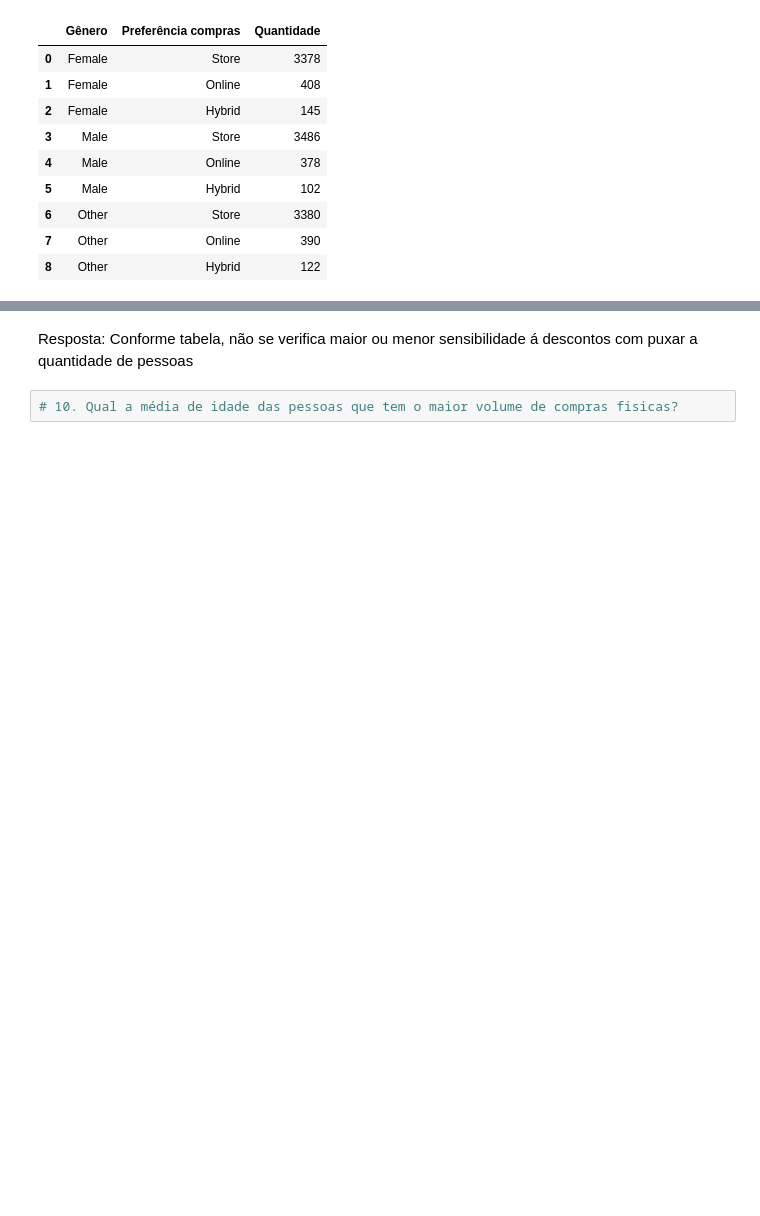
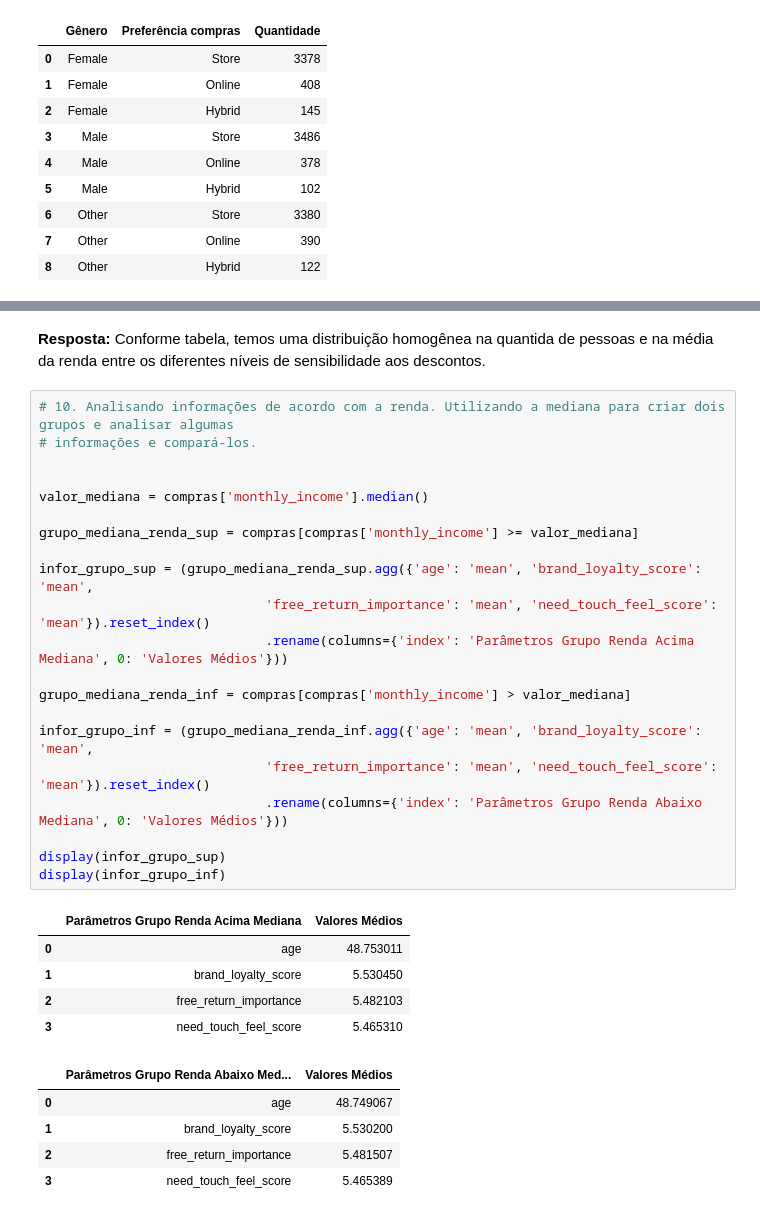
Before and after one commit to Tianeto/projeto_final_tec_prog, a Jupyter notebook: projeto_analise_compras.ipynb, the cells around one changed output, grey strips where cells are left out. Saved outputs shown, nothing was run; the diff lists cells and outputs as text; blank space fills up the shorter version.

```diff
--- a/projeto_analise_compras.ipynb
+++ b/projeto_analise_compras.ipynb
@@ -342,6 +350,36 @@ display(renda_desconto)
 | 8 | 9 | 1116 | 132291.00 |
 | 9 | 10 | 1205 | 130512.74 |
 # %% [markdown]
-Resposta: Conforme tabela, não se verifica maior ou menor sensibilidade á descontos com puxar a quantidade de pessoas
+**Resposta:** Conforme tabela, temos uma distribuição homogênea na quantida de pessoas e na média da renda entre os diferentes níveis de sensibilidade aos descontos.
-# %%
-# 10. Qual a média de idade das pessoas que tem o maior volume de compras fisicas?
+# %%
+# 10. Analisando informações de acordo com a renda. Utilizando a mediana para criar dois grupos e analisar algumas
+# informações e compará-los.
+
+
+valor_mediana = compras['monthly_income'].median()
+
+grupo_mediana_renda_sup = compras[compras['monthly_income'] >= valor_mediana]
+
+infor_grupo_sup = (grupo_mediana_renda_sup.agg({'age': 'mean', 'brand_loyalty_score': 'mean',
+                             'free_return_importance': 'mean', 'need_touch_feel_score': 'mean'}).reset_index()
+                             .rename(columns={'index': 'Parâmetros Grupo Renda Acima Mediana', 0: 'Valores Médios'}))
+
+grupo_mediana_renda_inf = compras[compras['monthly_income'] > valor_mediana]
+
+infor_grupo_inf = (grupo_mediana_renda_inf.agg({'age': 'mean', 'brand_loyalty_score': 'mean',
+                             'free_return_importance': 'mean', 'need_touch_feel_score': 'mean'}).reset_index()
+                             .rename(columns={'index': 'Parâmetros Grupo Renda Abaixo Mediana', 0: 'Valores Médios'}))
+
+display(infor_grupo_sup)
+display(infor_grupo_inf)
+# %% [output]
+|  | Parâmetros Grupo Renda Acima Mediana | Valores Médios |
+| 0 | age | 48.753011 |
+| 1 | brand_loyalty_score | 5.530450 |
+| 2 | free_return_importance | 5.482103 |
+| 3 | need_touch_feel_score | 5.465310 |
+|  | Parâmetros Grupo Renda Abaixo Med... | Valores Médios |
+| 0 | age | 48.749067 |
+| 1 | brand_loyalty_score | 5.530200 |
+| 2 | free_return_importance | 5.481507 |
+| 3 | need_touch_feel_score | 5.465389 |
```
Also changed, not shown: parts of 30 cells of this notebook.
